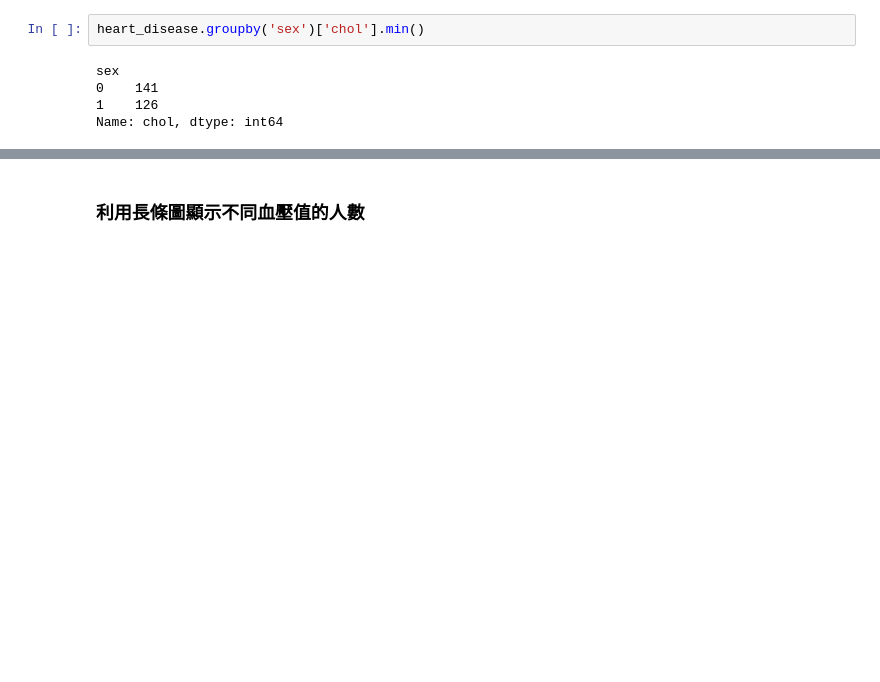
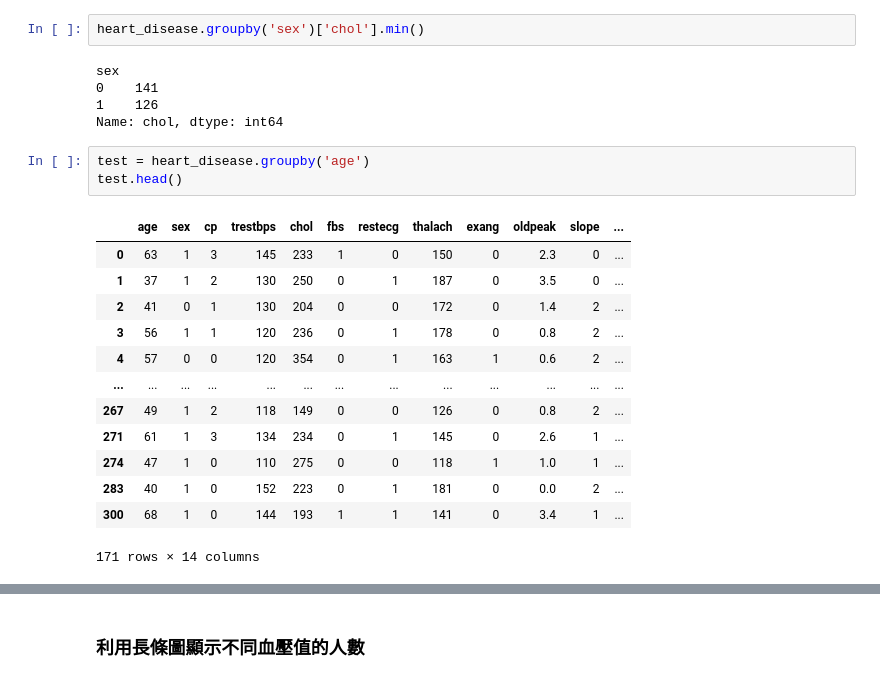
Before and after one commit to ychsu1004/homework, a Jupyter notebook: 大數據分析與應用/Forth assignment.ipynb, the cells around one changed output, grey strips where cells are left out. Drawn from its saved outputs; the diff is of its cells as text; blank space fills up the shorter version.

```diff
--- a/大數據分析與應用/Forth assignment.ipynb
+++ b/大數據分析與應用/Forth assignment.ipynb
@@ -164,3 +163,20 @@ sex
 0    141
 1    126
 Name: chol, dtype: int64
+# %%
+test = heart_disease.groupby('age')
+test.head()
+# %% [output]
+|  | age | sex | cp | trestbps | chol | fbs | restecg | thalach | exang | oldpeak | slope | ... |
+| 0 | 63 | 1 | 3 | 145 | 233 | 1 | 0 | 150 | 0 | 2.3 | 0 | ... |
+| 1 | 37 | 1 | 2 | 130 | 250 | 0 | 1 | 187 | 0 | 3.5 | 0 | ... |
+| 2 | 41 | 0 | 1 | 130 | 204 | 0 | 0 | 172 | 0 | 1.4 | 2 | ... |
+| 3 | 56 | 1 | 1 | 120 | 236 | 0 | 1 | 178 | 0 | 0.8 | 2 | ... |
+| 4 | 57 | 0 | 0 | 120 | 354 | 0 | 1 | 163 | 1 | 0.6 | 2 | ... |
+| ... | ... | ... | ... | ... | ... | ... | ... | ... | ... | ... | ... | ... |
+| 267 | 49 | 1 | 2 | 118 | 149 | 0 | 0 | 126 | 0 | 0.8 | 2 | ... |
+| 271 | 61 | 1 | 3 | 134 | 234 | 0 | 1 | 145 | 0 | 2.6 | 1 | ... |
+| 274 | 47 | 1 | 0 | 110 | 275 | 0 | 0 | 118 | 1 | 1.0 | 1 | ... |
+| 283 | 40 | 1 | 0 | 152 | 223 | 0 | 1 | 181 | 0 | 0.0 | 2 | ... |
+| 300 | 68 | 1 | 0 | 144 | 193 | 1 | 1 | 141 | 0 | 3.4 | 1 | ... |
+171 rows × 14 columns
```
Also changed, not shown: parts of 3 cells of this notebook, 20 other files.
